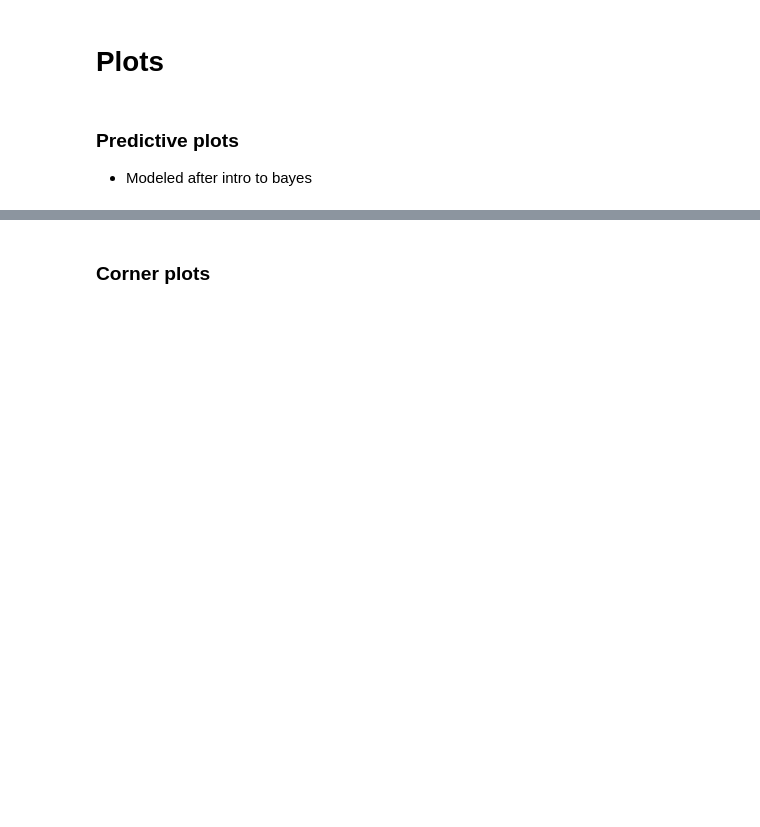
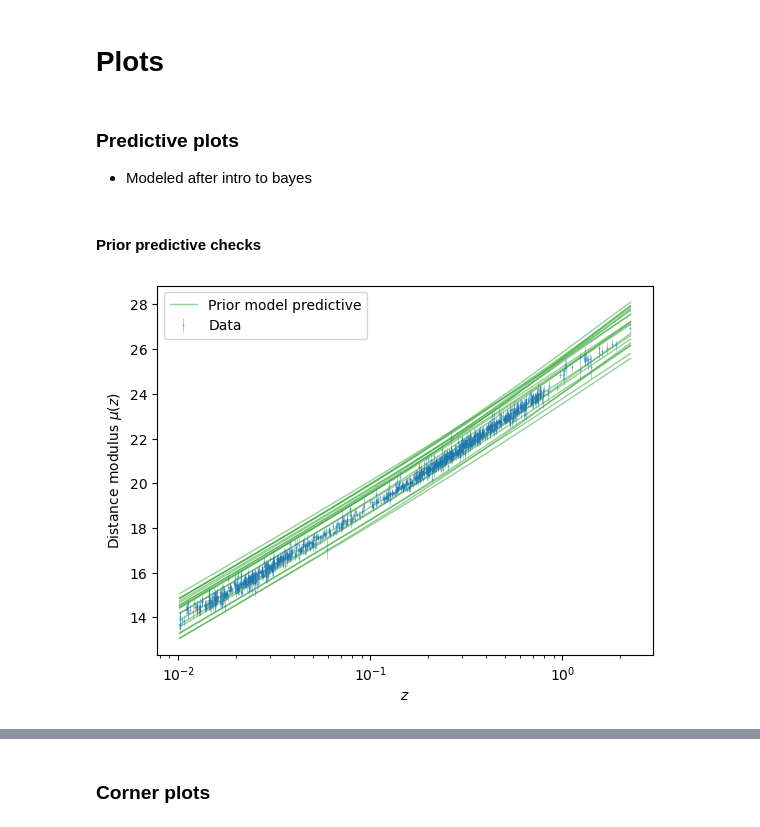
Before and after one commit to danschoe/bayes_stats, a Jupyter notebook: analysis.ipynb, the cells around one changed output, grey strips where cells are left out. Saved outputs shown, nothing was run; the diff lists cells and outputs as text; code cells hidden in the pictures; blank space fills up the shorter version.

```diff
--- a/analysis.ipynb
+++ b/analysis.ipynb
@@ -1,4 +1,5 @@
 # %%
+import numpy as np
 from functools import partial
 from collections.abc import Iterable
 from pathlib import Path
@@ -6,8 +7,21 @@ from utils import bayesian_stats_course_tools
 import astropy
 import scipy
 import dynesty
+from matplotlib import pyplot as plt
+from tqdm import tqdm
+import corner
+import multiprocessing as mp
 
-import numpy as np
+
+import zeus
+
+random_gen = np.random.default_rng(seed=42)
+
+# Set random seed for packages where we cant pass generator (i.e., zeus)
+np.random.seed(42)
+
+ctx = mp.get_context('fork')
+n_cores = mp.cpu_count()
 # %% [markdown]
 ## Application: is the Universe flat?
 
@@ -547,3 +603,56 @@ WAIC_, p_WAIC, WAIC_flat, p_WAIC_flat
 # %% [markdown]
 ### Predictive plots
 - Modeled after intro to bayes
+# %% [markdown]
+#### Prior predictive checks
+# %%
+def plot_linear_data_set(x, y, y_err=None):
+    """Plot linear data set and format the plot."""
+    fig, ax = plt.subplots(1, 1)
+
+    if y_err is not None:
+        ax.errorbar(x, y, y_err, label="Data", linestyle="none", marker=".", markersize=1, alpha=0.5, elinewidth=0.5)
+    else:
+        ax.plot(x, y, marker=".", linestyle="none", label="Data")
+
+    ax.set_xlabel("$z$")
+    ax.set_ylabel(r"Distance modulus $\mu(z)$")
+    ax.legend(loc="upper left")
+
+
+    return fig, ax
+
+def sample_prior_flat(n_sample):
+    """Sample n_sample times from the prior distribution for the flat model."""
+    return np.vstack((
+        H_0_prior.rvs(n_sample, random_state=random_gen),
+        Omega_m_prior.rvs(n_sample, random_state=random_gen),
+        M_prior.rvs(n_sample, random_state=random_gen)
+    )).T
+
+def sample_prior_curved(n_sample):
+    """Sample n_sample times from the prior distribution for the curved model."""
+    return np.vstack((
+        H_0_prior.rvs(n_sample, random_state=random_gen),
+        Omega_m_prior.rvs(n_sample, random_state=random_gen),
+        Omega_de_prior.rvs(n_sample, random_state=random_gen),
+        M_prior.rvs(n_sample, random_state=random_gen)
+    )).T
+
+# Evaluate the model at the prior sample parameters
+prior_model_predictive_flat = np.array(
+    [flat_LCDM_distance_modulus_model(thetas, z_data) for thetas in sample_prior_flat(n_sample=20)]
+)
+
+prior_flat, ax = plot_linear_data_set(x, y, y_err=data_error_bar)
+
+style = dict(c="C2", lw=1, alpha=0.5)
+ax.plot(z_data, prior_model_predictive_flat.T, **style)
+ax.plot([], [], label="Prior model predictive", **style)
+# ax.set_title("Flat ΛCDM Model Prior Predictions")
+ax.set_xscale("log")
+ax.legend()
+
+prior_flat.savefig("plots/prior_flat.svg")
+# %% [output]
+[figure, added]
```
Also changed, not shown: parts of 29 cells of this notebook.
